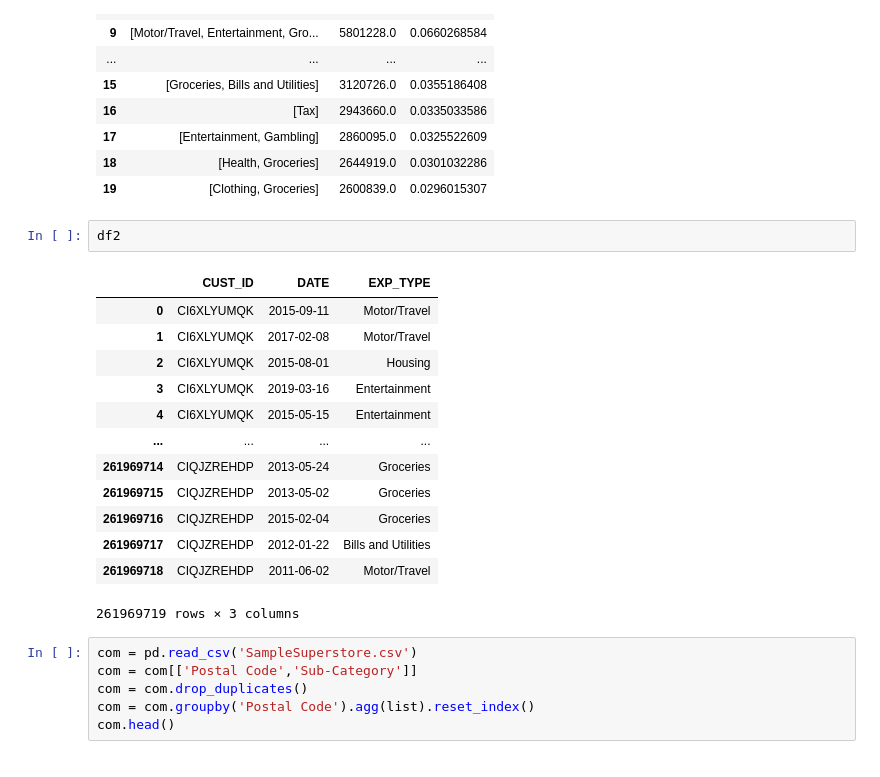
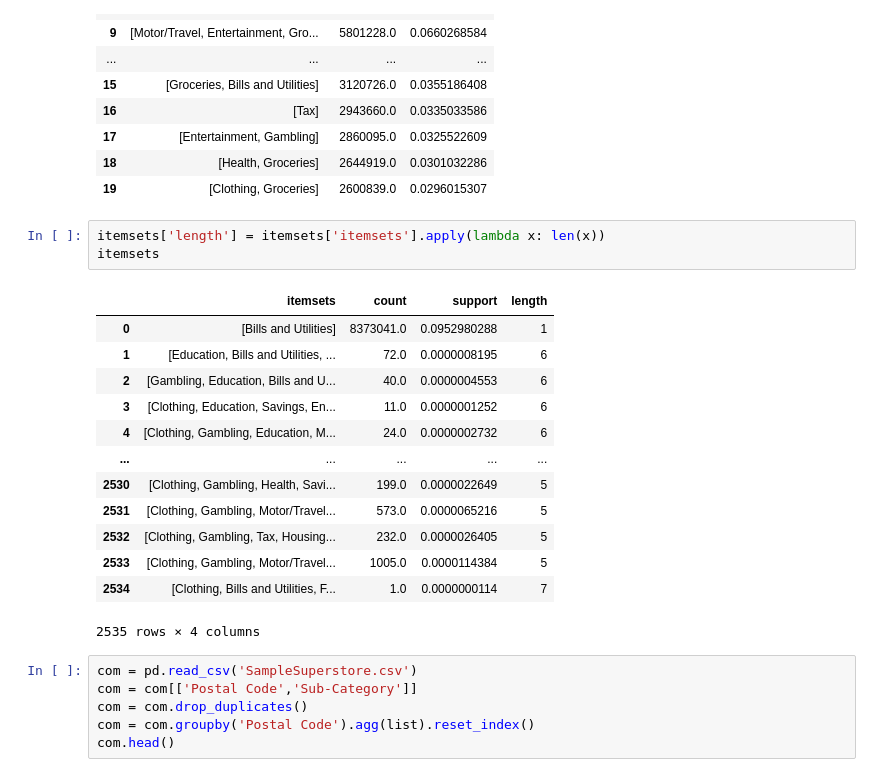
Before and after one commit to supperr-coder/CZ4032-Project2, a Jupyter notebook: Code/apriori_algorithm_darryl.ipynb, the cells around one changed output. Cells and saved outputs as stored; diff of their text form.

```diff
--- a/Code/apriori_algorithm_darryl.ipynb
+++ b/Code/apriori_algorithm_darryl.ipynb
@@ -919,21 +915,22 @@ itemsets.sort_values(by = 'count',ascending = False).reset_index(drop=True).head
 | 18 | [Health, Groceries] | 2644919.0 | 0.0301032286 |
 | 19 | [Clothing, Groceries] | 2600839.0 | 0.0296015307 |
 # %%
-df2
+itemsets['length'] = itemsets['itemsets'].apply(lambda x: len(x))
+itemsets
 # %% [output]
-|  | CUST_ID | DATE | EXP_TYPE |
-| 0 | CI6XLYUMQK | 2015-09-11 | Motor/Travel |
-| 1 | CI6XLYUMQK | 2017-02-08 | Motor/Travel |
-| 2 | CI6XLYUMQK | 2015-08-01 | Housing |
-| 3 | CI6XLYUMQK | 2019-03-16 | Entertainment |
-| 4 | CI6XLYUMQK | 2015-05-15 | Entertainment |
-| ... | ... | ... | ... |
-| 261969714 | CIQJZREHDP | 2013-05-24 | Groceries |
-| 261969715 | CIQJZREHDP | 2013-05-02 | Groceries |
-| 261969716 | CIQJZREHDP | 2015-02-04 | Groceries |
-| 261969717 | CIQJZREHDP | 2012-01-22 | Bills and Utilities |
-| 261969718 | CIQJZREHDP | 2011-06-02 | Motor/Travel |
+|  | itemsets | count | support | length |
+| 0 | [Bills and Utilities] | 8373041.0 | 0.0952980288 | 1 |
+| 1 | [Education, Bills and Utilities, ... | 72.0 | 0.0000008195 | 6 |
+| 2 | [Gambling, Education, Bills and U... | 40.0 | 0.0000004553 | 6 |
+| 3 | [Clothing, Education, Savings, En... | 11.0 | 0.0000001252 | 6 |
+| 4 | [Clothing, Gambling, Education, M... | 24.0 | 0.0000002732 | 6 |
+| ... | ... | ... | ... | ... |
+| 2530 | [Clothing, Gambling, Health, Savi... | 199.0 | 0.0000022649 | 5 |
+| 2531 | [Clothing, Gambling, Motor/Travel... | 573.0 | 0.0000065216 | 5 |
+| 2532 | [Clothing, Gambling, Tax, Housing... | 232.0 | 0.0000026405 | 5 |
+| 2533 | [Clothing, Gambling, Motor/Travel... | 1005.0 | 0.0000114384 | 5 |
+| 2534 | [Clothing, Bills and Utilities, F... | 1.0 | 0.0000000114 | 7 |
-261969719 rows × 3 columns
+2535 rows × 4 columns
 # %%
 com = pd.read_csv('SampleSuperstore.csv')
 com = com[['Postal Code','Sub-Category']]
```
Also changed, not shown: parts of 13 cells of this notebook.
